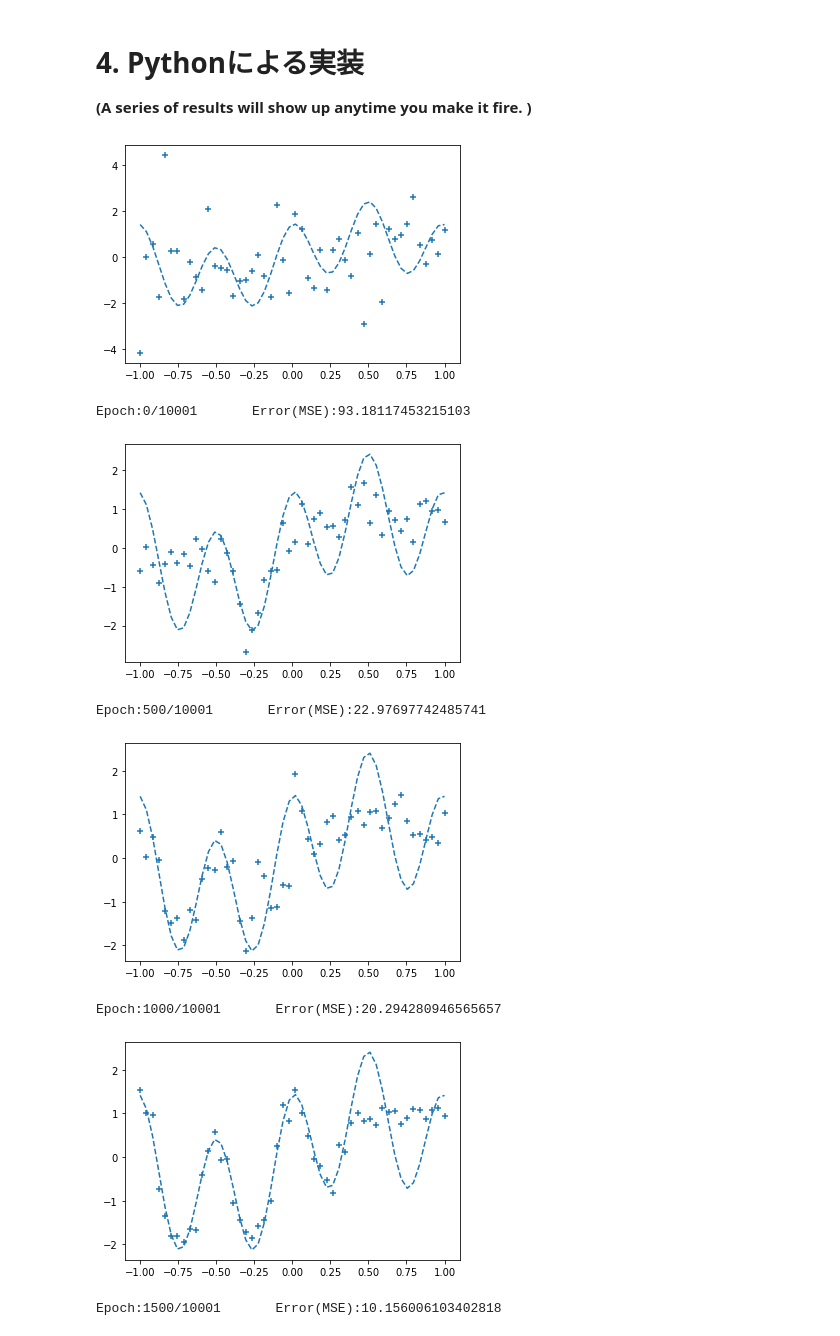
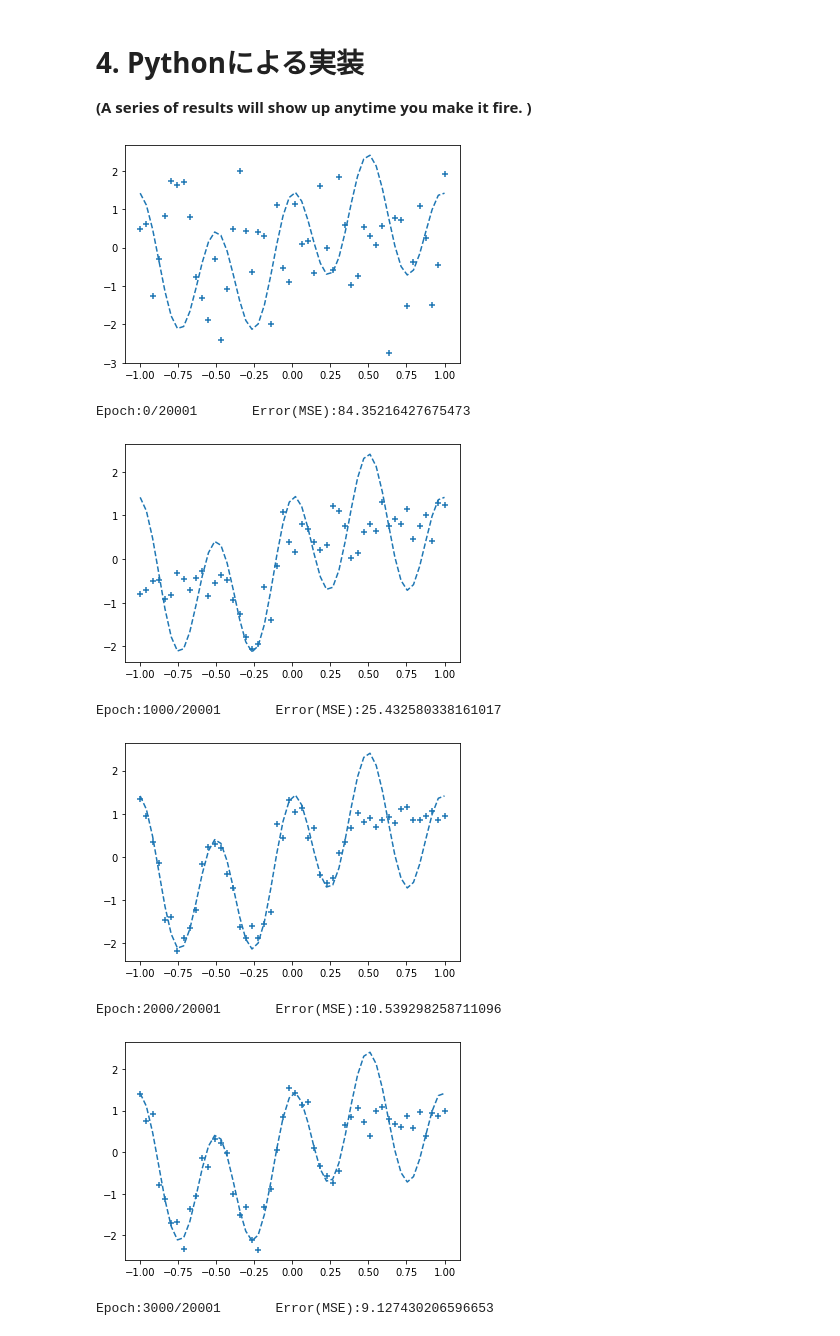
Before and after one commit to solaris0051/simpleNN, a Jupyter notebook: in_1n_mid_20n_x4_out_1n.ipynb, the cells around one changed output. Drawn from its saved outputs; the diff is of its cells as text; code cells hidden in the pictures.

Commit message:
Epoch: 20,000

```diff
--- a/in_1n_mid_20n_x4_out_1n.ipynb
+++ b/in_1n_mid_20n_x4_out_1n.ipynb
@@ -365,10 +348,10 @@ n_in = 1   # the number of neurons at the input layer
 n_mid = 20 # the number of neurons at the hidden layers
 n_out = 1  # the number of neurons at the output layer
 
-wb_width = 0.77899  # initial width of weight and bias
-eta = 0.16599      # initial learning coefficient
-epoch = 10001       # online batch, meaning its size is one.
-interval = 500     # initial monitoring interval
+wb_width = 0.66612524   # initial width of weight and bias
+eta = 0.16666658        # learning rate
+epoch = 20001          # online batch, meaning its size is one.
+interval = 1000        # initial monitoring interval
 
 # -- super-class --
 class BaseLayer:
@@ -385,7 +368,7 @@ class BaseLayer:
 class HiddenLayer(BaseLayer):
     def forward(self, x):  # method for forward-propagation
         self.x = x
-        u = np.dot(x, self.w) + self.b # [U] = [X][W] +[B]
+        u = np.dot(x, self.w) + self.b # u = [X][W] +[B]
         self.y = 1/(1+np.exp(-u))  # use sigmoid function for activaion
 
     def backward(self, grad_y):  # method for backward-propagation
@@ -420,7 +403,7 @@ output_layer = OutputLayer(n_mid, n_out)
 # -- start learning --
 for i in range(epoch):
 
-    # shuffle the indecies of arrays of input and their corresponding correct data to make learning order randamized
+    # shffle the indecies of arrays of input and their corresponding correct data to make learning order randamized
     index_random = np.arange(n_data)
     np.random.shuffle(index_random)
 
@@ -449,38 +432,38 @@ for i in range(epoch):
         hidden_layer1.backward(hidden_layer2.grad_x)
 
         # update weight and bias (method of update defined in the class BaseLayer)
         hidden_layer1.update(eta)
         hidden_layer2.update(eta)
         hidden_layer3.update(eta)
         hidden_layer4.update(eta)
         output_layer.update(eta)
 
         if i%interval == 0:
 
             y = output_layer.y[0][0]  # get a number (from matrix) as a learned one in the output layer.
 
             # error estimation by loss function (apply mean square error)
             total_error += 1.0/2.0*np.sum(np.square(y - t))
 
             # store outputs learned
             plot_x.append(x)
             plot_y.append(y)
 
     if i%interval == 0:
 
         # plot outpus
         plt.plot(input_data, correct_data, linestyle="dashed")
         plt.scatter(plot_x, plot_y, marker="+")
         plt.show()
 
         # print epoch number and error(MSE)
         print("Epoch:" + str(i) + "/" + str(epoch),'     ',"Error(MSE):" + str(total_error))
 # %% [output]
-[figure, old version]
+[figure, new version]
-Epoch:0/10001       Error(MSE):93.18117453215103
+Epoch:0/20001       Error(MSE):84.35216427675473
-[figure, old version]
+[figure, new version]
-Epoch:500/10001       Error(MSE):22.97697742485741
+Epoch:1000/20001       Error(MSE):25.432580338161017
-[figure, old version]
+[figure, new version]
-Epoch:1000/10001       Error(MSE):20.294280946565657
+Epoch:2000/20001       Error(MSE):10.539298258711096
-[figure, old version]
+[figure, new version]
-Epoch:1500/10001       Error(MSE):10.156006103402818
+Epoch:3000/20001       Error(MSE):9.127430206596653
```
Also changed, not shown: parts of 5 cells of this notebook.
